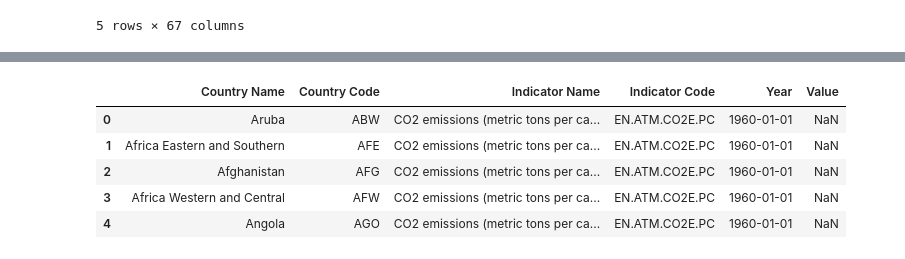
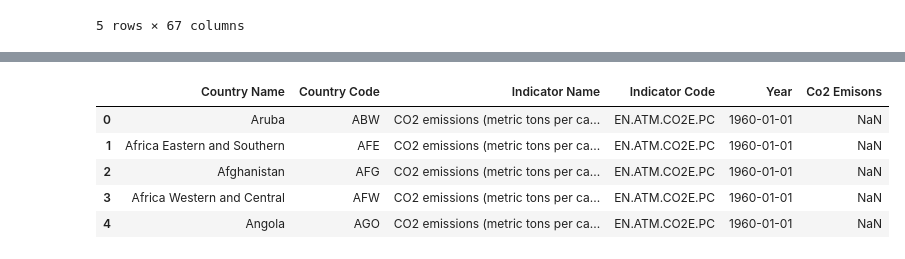
Before and after one commit to Amudalapallyparimala24/Applied-Data-Science, a Jupyter notebook: World_Bank.ipynb, the cells around one changed output, grey strips where cells are left out. Drawn from its saved outputs; the diff is of its cells as text; code cells hidden in the pictures.

```diff
--- a/World_Bank.ipynb
+++ b/World_Bank.ipynb
@@ -21,23 +52,23 @@ def read_world_bank_data(filename):
     df = pd.read_csv(filename)
 
     # Transpose the dataframe to have years as columns
-    df_transposed = df.melt(id_vars=["Country Name", "Country Code", "Indicator Name", "Indicator Code"], var_name="Year", value_name="Value")
+    df_transposed = df.melt(id_vars=["Country Name", "Country Code", "Indicator Name", "Indicator Code"], var_name="Year", value_name="Co2 Emisons")
 
     # Pivot the transposed dataframe to have countries as columns
-    df_pivoted = df_transposed.pivot_table(index=["Year"], columns="Country Name", values="Value").reset_index()
+    df_pivoted = df_transposed.pivot_table(index=["Year"], columns="Country Name", values="Co2 Emisons").reset_index()
 
     return df_transposed, df_pivoted
 
 # Call the function with the filename
-transposed_df, pivoted_df = read_world_bank_data('CO2.csv')
+co2_transposed_df, co2_pivoted_df = read_world_bank_data('CO2.csv')
 
 # Clean the transposed dataframe if necessary
 # For example, you can convert the 'Year' column to datetime
-transposed_df['Year'] = pd.to_datetime(transposed_df['Year'], format='%Y')
+co2_transposed_df['Year'] = pd.to_datetime(co2_transposed_df['Year'], format='%Y')
 # %%
-transposed_df.head()
+co2_transposed_df.head()
 # %% [output]
-|  | Country Name | Country Code | Indicator Name | Indicator Code | Year | Value |
+|  | Country Name | Country Code | Indicator Name | Indicator Code | Year | Co2 Emisons |
 | 0 | Aruba | ABW | CO2 emissions (metric tons per ca... | EN.ATM.CO2E.PC | 1960-01-01 | NaN |
 | 1 | Africa Eastern and Southern | AFE | CO2 emissions (metric tons per ca... | EN.ATM.CO2E.PC | 1960-01-01 | NaN |
 | 2 | Afghanistan | AFG | CO2 emissions (metric tons per ca... | EN.ATM.CO2E.PC | 1960-01-01 | NaN |
```
Also changed, not shown: parts of 11 cells of this notebook.
